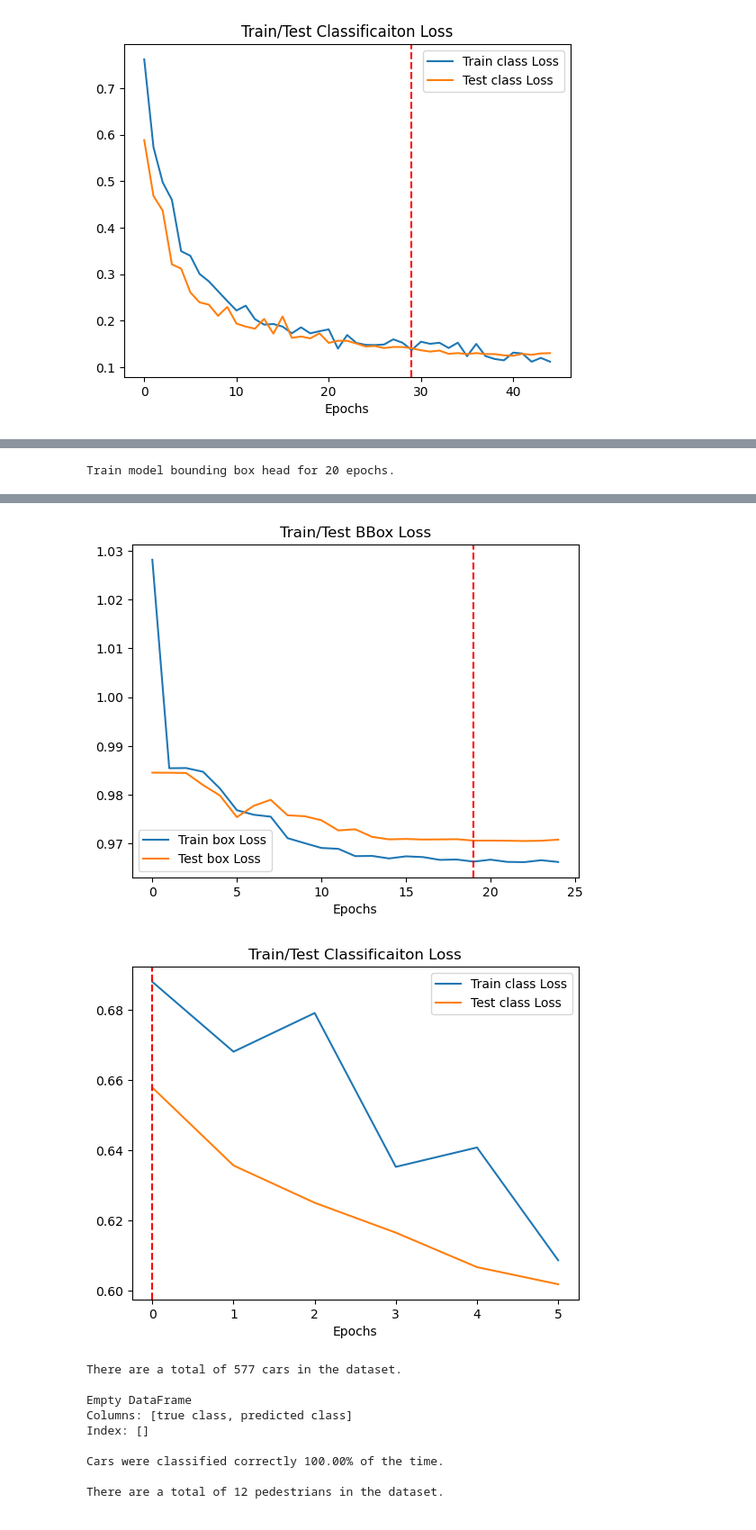
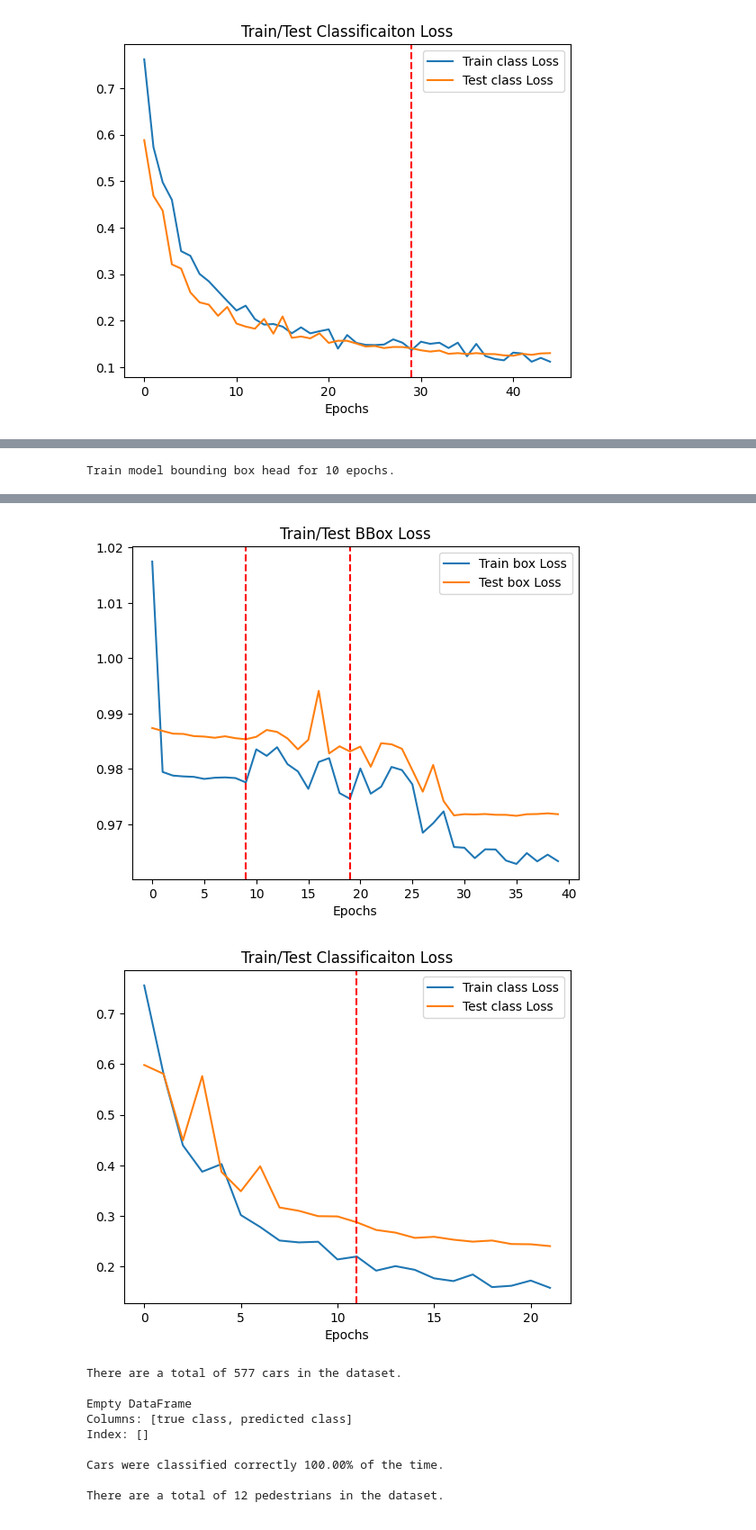
Before and after one commit to ElliotBlackstone/automotive-ssd-object-detection, a Jupyter notebook: ResNetBBoxAndClassifier_car.ipynb, the cells around one changed output, grey strips where cells are left out. Shown at 90% size. Saved outputs shown, nothing was run; the diff lists cells and outputs as text; code cells hidden in the pictures.

```diff
--- a/ResNetBBoxAndClassifier_car.ipynb
+++ b/ResNetBBoxAndClassifier_car.ipynb
@@ -41,7 +41,7 @@ import CarImageClass
 device = "cuda" if torch.cuda.is_available() else "cpu"
 
 # desktop or laptop
-machine = 'laptop'
+machine = 'desktop'
 
 # Setup path to data folder
 if machine == 'laptop':
@@ -822,14 +822,13 @@ for param in model_0.head_cls.parameters():
 loss_fn_bb = partial(generalized_box_iou_loss, reduction="mean")
 loss_fn_cls = nn.CrossEntropyLoss(weight=weights.to(device))
 
+# BBbox head
+# number of epochs
+NUM_EPOCHS_H_bb = 10
+
 # Create an optimizer that only learns the head bbox parameters
 optimizer_bb = torch.optim.Adam(model_0.head_box.parameters(), lr=1e-3)
-scheduler_bb = StepLR(optimizer_bb, step_size=2, gamma=0.6)
-
-
-# train model 0 heads first
-# number of epochs
-NUM_EPOCHS_H_bb = 20
+scheduler_bb = StepLR(optimizer_bb, step_size=1, gamma=0.7)
 
 
 print(f"Train model bounding box head for {NUM_EPOCHS_H_bb} epochs.")
@@ -841,6 +840,37 @@ model_0_results_head_bb = train_head(model=model_0,
                         scheduler=scheduler_bb,
                         loss_fn=loss_fn_bb,
                         epochs=NUM_EPOCHS_H_bb,
+                        bb_or_cls='bb')
+
+
+
+# BBbox head + backbone
+# unfreeze backbone
+for param in model_0.backbone.parameters():
+    param.requires_grad = False
+
+# number of epochs
+NUM_EPOCHS_H_bb_bb = 20
+
+# Create an optimizer that only learns the head bbox parameters
+optimizer_bb_bb = optimizer = torch.optim.Adam(
+    [
+        {"params": model_0.head_box.parameters(), "lr": 1e-3},   # faster head
+        {"params": model_0.backbone.parameters(),"lr": 1e-4}
+    ]
+)
+scheduler_bb_bb = StepLR(optimizer_bb_bb, step_size=1, gamma=0.9)
+
+
+print(f"Train model bounding box head + backbone for {NUM_EPOCHS_H_bb_bb} epochs.")
+print()
+model_0_results_head_bb_bb = train_head(model=model_0,
+                        train_dataloader=train_dataloader,
+                        test_dataloader=val_dataloader,
+                        optimizer=optimizer_bb_bb,
+                        scheduler=scheduler_bb_bb,
+                        loss_fn=loss_fn_bb,
+                        epochs=NUM_EPOCHS_H_bb_bb,
                         bb_or_cls='bb')
 
 
@@ -858,7 +888,7 @@ for param in model_0.head_cls.parameters():
 
 
 # number of epochs
-NUM_EPOCHS_H_cls = 1
+NUM_EPOCHS_H_cls = 12
 
 print()
 print(f"Train model classifier head for {NUM_EPOCHS_H_cls} epochs.")
@@ -879,11 +909,11 @@ for param in model_0.parameters():
 
 # Create a new optimizer for fine-tuning the whole model
 optimizer = torch.optim.Adam(model_0.parameters(), lr=1e-6)
-scheduler = StepLR(optimizer, step_size=1, gamma=0.8)
+scheduler = StepLR(optimizer, step_size=1, gamma=0.9)
 
 # train model 0 whole
 # number of epochs
-NUM_EPOCHS_W = 5
+NUM_EPOCHS_W = 10
 print()
 print(f"Train entire model for {NUM_EPOCHS_W} epochs.")
 print()
@@ -902,11 +932,12 @@ print()
 print(f"Total training time: {end_time - start_time:.3f} seconds")
 print()
 
-plt.plot(range(0, NUM_EPOCHS_H_bb+NUM_EPOCHS_W), model_0_results_head_bb["train_loss"] + model_0_results_whole["train_loss_bb"], label="Train box Loss")
-plt.plot(range(0, NUM_EPOCHS_H_bb+NUM_EPOCHS_W), model_0_results_head_bb["test_loss"] + model_0_results_whole["test_loss_bb"], label="Test box Loss")
+plt.plot(range(0, NUM_EPOCHS_H_bb+NUM_EPOCHS_H_bb_bb+NUM_EPOCHS_W), model_0_results_head_bb["train_loss"] + model_0_results_head_bb_bb["train_loss"] + model_0_results_whole["train_loss_bb"], label="Train box Loss")
+plt.plot(range(0, NUM_EPOCHS_H_bb+NUM_EPOCHS_H_bb_bb+NUM_EPOCHS_W), model_0_results_head_bb["test_loss"] + model_0_results_head_bb_bb["test_loss"] + model_0_results_whole["test_loss_bb"], label="Test box Loss")
 plt.title("Train/Test BBox Loss")
 plt.xlabel("Epochs")
 plt.axvline(x=NUM_EPOCHS_H_bb-1, linestyle='--', linewidth=1.5, color='r')
+plt.axvline(x=NUM_EPOCHS_H_bb_bb-1, linestyle='--', linewidth=1.5, color='r')
 plt.legend()
 # plt.ylim(0.08,0.14)
 
@@ -923,4 +954,4 @@ plt.legend()
 
 plt.show()
 # %% [output]
-Train model bounding box head for 20 epochs.
+Train model bounding box head for 10 epochs.
@@ -954,5 +1012,5 @@ Total training time: 1580.753 seconds
-[figure, old version]
+[figure, new version]
-[figure, old version]
+[figure, new version]
 # %%
 model_0.eval()
 
```
Also changed, not shown: parts of 1 cell of this notebook.
